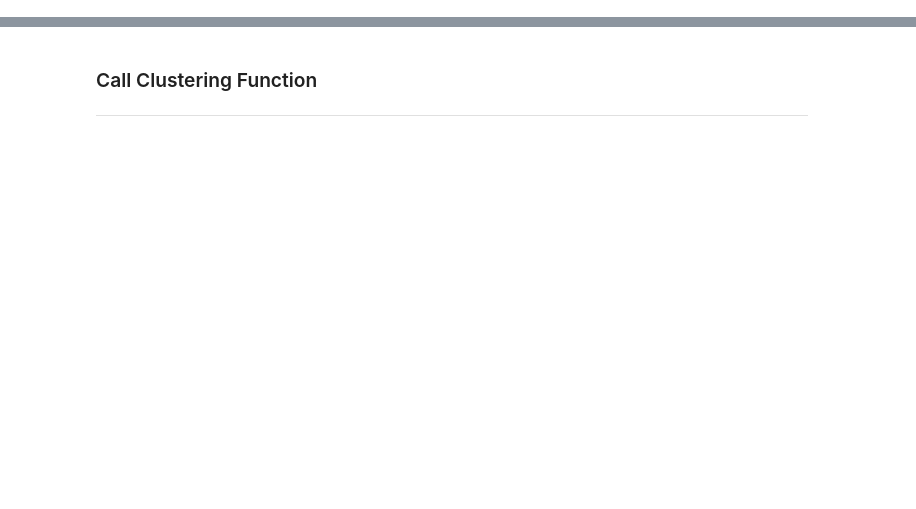
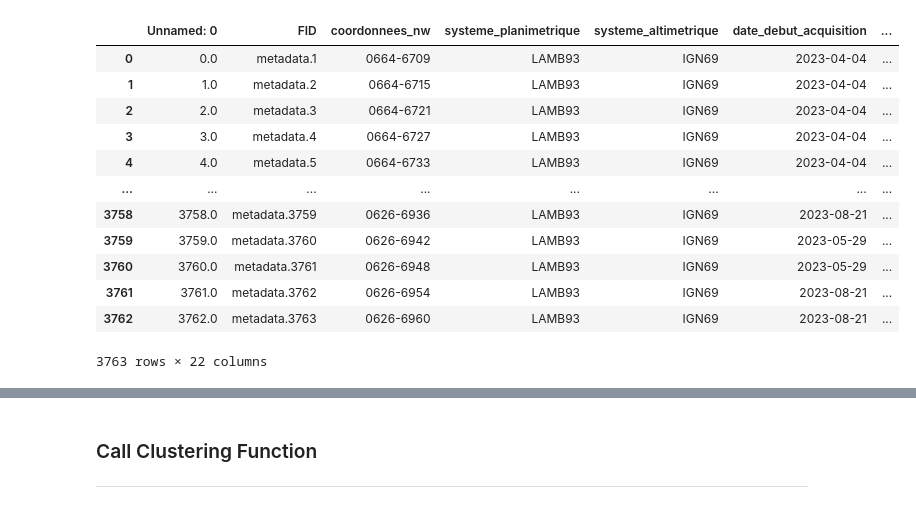
Before and after one commit to vinDAR-MEDS/vinDAR, a Jupyter notebook: src/exploratory_analysis.ipynb, the cells around one changed output, grey strips where cells are left out. Saved outputs shown, nothing was run; the diff lists cells and outputs as text; code cells hidden in the pictures; blank space fills up the shorter version.

```diff
--- a/src/exploratory_analysis.ipynb
+++ b/src/exploratory_analysis.ipynb
@@ -19,0 +91,4 @@ Jupyter environment detected. Enabling Open3D WebVisualizer.
+# %%
+import csv
+
+df = pd.read_csv("../data/metadata.csv", quoting=csv.QUOTE_NONE)
@@ -19,0 +100,16 @@ Jupyter environment detected. Enabling Open3D WebVisualizer.
+# %%
+df
+# %% [output]
+|  | Unnamed: 0 | FID | coordonnees_nw | systeme_planimetrique | systeme_altimetrique | date_debut_acquisition | ... |
+| 0 | 0.0 | metadata.1 | 0664-6709 | LAMB93 | IGN69 | 2023-04-04 | ... |
+| 1 | 1.0 | metadata.2 | 0664-6715 | LAMB93 | IGN69 | 2023-04-04 | ... |
+| 2 | 2.0 | metadata.3 | 0664-6721 | LAMB93 | IGN69 | 2023-04-04 | ... |
+| 3 | 3.0 | metadata.4 | 0664-6727 | LAMB93 | IGN69 | 2023-04-04 | ... |
+| 4 | 4.0 | metadata.5 | 0664-6733 | LAMB93 | IGN69 | 2023-04-04 | ... |
+| ... | ... | ... | ... | ... | ... | ... | ... |
+| 3758 | 3758.0 | metadata.3759 | 0626-6936 | LAMB93 | IGN69 | 2023-08-21 | ... |
+| 3759 | 3759.0 | metadata.3760 | 0626-6942 | LAMB93 | IGN69 | 2023-05-29 | ... |
+| 3760 | 3760.0 | metadata.3761 | 0626-6948 | LAMB93 | IGN69 | 2023-05-29 | ... |
+| 3761 | 3761.0 | metadata.3762 | 0626-6954 | LAMB93 | IGN69 | 2023-08-21 | ... |
+| 3762 | 3762.0 | metadata.3763 | 0626-6960 | LAMB93 | IGN69 | 2023-08-21 | ... |
+3763 rows × 22 columns
```
Also changed, not shown: parts of 42 cells of this notebook, 6 other files.
